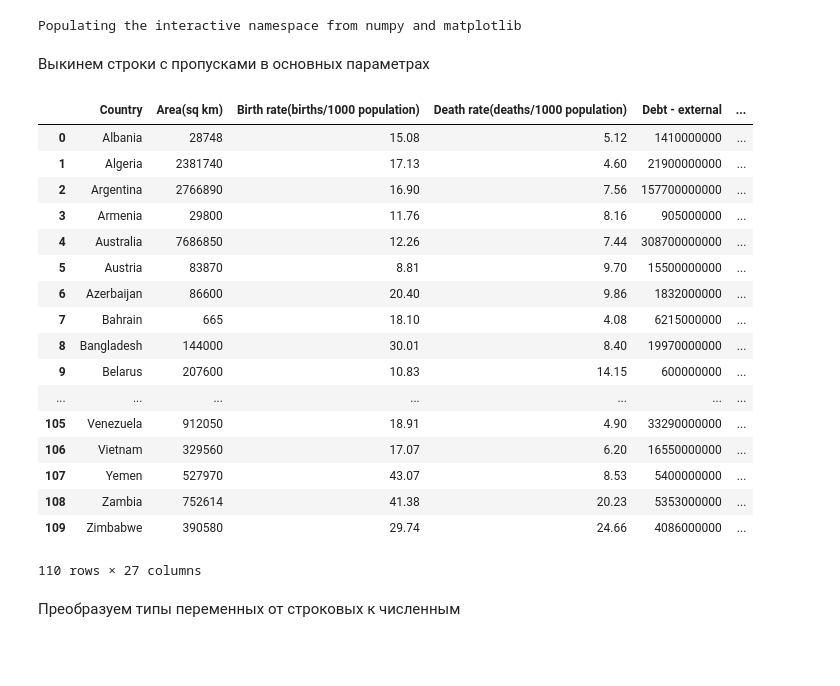
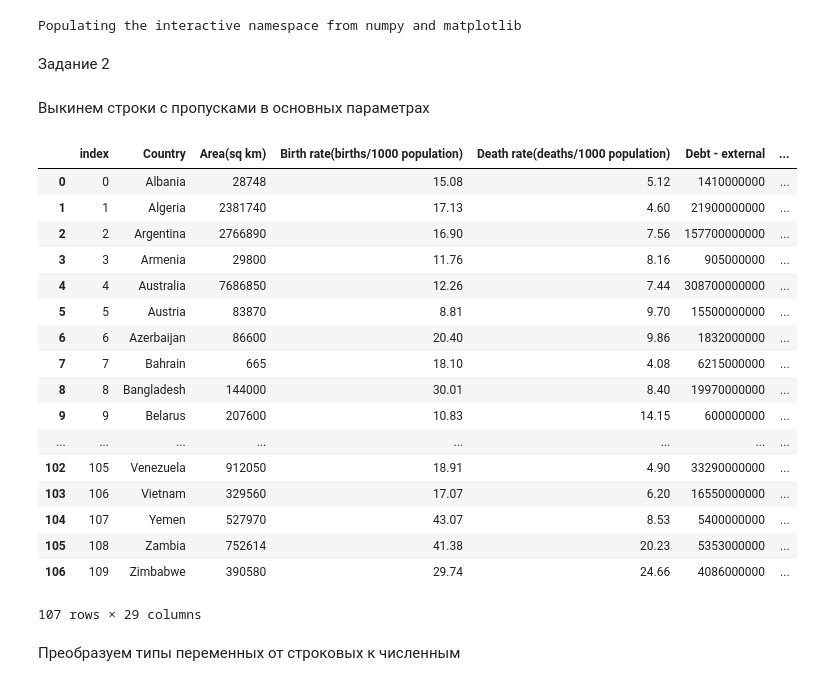
Before and after one commit to danielusachev/datascience, a Jupyter notebook: notebook.ipynb, the cells around one changed output. Saved outputs shown, nothing was run; the diff lists cells and outputs as text; code cells hidden in the pictures; blank space fills up the shorter version.

```diff
--- a/notebook.ipynb
+++ b/notebook.ipynb
@@ -12,6 +15,8 @@ from sklearn import preprocessing
 sns.set()
 # %% [output]
 Populating the interactive namespace from numpy and matplotlib
+# %% [markdown]
+Задание 2
 # %%
 df = pd.read_csv('factbook.csv')
 dataframe  = df.copy()
@@ -20,45 +25,61 @@ dataframe  = df.copy()
 # %%
 dataframe = dataframe[pd.notnull(dataframe['GDP']) & pd.notnull(dataframe['Unemployment rate(%)'])
                      &pd.notnull(dataframe['Death rate(deaths/1000 population)']) & pd.notnull(dataframe['Debt - external'])
                      &pd.notnull(dataframe['Area(sq km)']) &pd.notnull(dataframe['Population']) &
                      pd.notnull(dataframe['Exports'])&pd.notnull(dataframe['Birth rate(births/1000 population)'])
                      &pd.notnull(dataframe['Electricity - consumption(kWh)'])&pd.notnull(dataframe['Electricity - production(kWh)'])
                      &pd.notnull(dataframe['Reserves of foreign exchange & gold'])
                      &pd.notnull(dataframe['Industrial production growth rate(%)'])
                      &pd.notnull(dataframe['Military expenditures - dollar figure'])]
 dataframe = dataframe.drop(['Public debt(% of GDP)', 'Railways(km)', 'Oil - proved reserves(bbl)', 'Current account balance'
                            ,'Oil - exports(bbl/day)','Oil - imports(bbl/day)','Natural gas - production(cu m)',
                            'Natural gas - proved reserves(cu m)',
                            'Natural gas - exports(cu m)',
                            'Natural gas - imports(cu m)',
                            'Natural gas - consumption(cu m)',
                            'Internet hosts',
                            'Military expenditures - percent of GDP(%)',
                            'Investment (gross fixed)(% of GDP)',
                            'Labor force','HIV/AIDS - adult prevalence rate(%)','HIV/AIDS - deaths',
                             'HIV/AIDS - people living with HIV/AIDS'], axis=1)
 dataframe = dataframe.iloc[1:] #Выкидываем первую строчку с типами переменных
 dataframe = dataframe.reset_index(drop=True)
+
+regs = pd.read_csv('reg.csv')
+regs.columns = ['Country', 'Region']
+regions = []
+for country in dataframe.Country:
+    c = regs[regs['Country'].str.contains(country)].Country
+    region = regs[regs['Country'].str.contains(country)].Region
+    try:
+        regions.append(region.describe().top)
+    except:
+        regions.append("Unknown")
+        pass
+dataframe["Region"] = regions
+
+dataframe = dataframe[~dataframe.Region.str.contains("Unknown")]
+dataframe = dataframe.reset_index()
 dataframe
 # %% [output]
-|  | Country | Area(sq km) | Birth rate(births/1000 population) | Death rate(deaths/1000 population) | Debt - external | ... |
-| 0 | Albania | 28748 | 15.08 | 5.12 | 1410000000 | ... |
-| 1 | Algeria | 2381740 | 17.13 | 4.60 | 21900000000 | ... |
-| 2 | Argentina | 2766890 | 16.90 | 7.56 | 157700000000 | ... |
-| 3 | Armenia | 29800 | 11.76 | 8.16 | 905000000 | ... |
-| 4 | Australia | 7686850 | 12.26 | 7.44 | 308700000000 | ... |
-| 5 | Austria | 83870 | 8.81 | 9.70 | 15500000000 | ... |
-| 6 | Azerbaijan | 86600 | 20.40 | 9.86 | 1832000000 | ... |
-| 7 | Bahrain | 665 | 18.10 | 4.08 | 6215000000 | ... |
-| 8 | Bangladesh | 144000 | 30.01 | 8.40 | 19970000000 | ... |
-| 9 | Belarus | 207600 | 10.83 | 14.15 | 600000000 | ... |
-| ... | ... | ... | ... | ... | ... | ... |
-| 105 | Venezuela | 912050 | 18.91 | 4.90 | 33290000000 | ... |
-| 106 | Vietnam | 329560 | 17.07 | 6.20 | 16550000000 | ... |
-| 107 | Yemen | 527970 | 43.07 | 8.53 | 5400000000 | ... |
-| 108 | Zambia | 752614 | 41.38 | 20.23 | 5353000000 | ... |
-| 109 | Zimbabwe | 390580 | 29.74 | 24.66 | 4086000000 | ... |
+|  | index | Country | Area(sq km) | Birth rate(births/1000 population) | Death rate(deaths/1000 population) | Debt - external | ... |
+| 0 | 0 | Albania | 28748 | 15.08 | 5.12 | 1410000000 | ... |
+| 1 | 1 | Algeria | 2381740 | 17.13 | 4.60 | 21900000000 | ... |
+| 2 | 2 | Argentina | 2766890 | 16.90 | 7.56 | 157700000000 | ... |
+| 3 | 3 | Armenia | 29800 | 11.76 | 8.16 | 905000000 | ... |
+| 4 | 4 | Australia | 7686850 | 12.26 | 7.44 | 308700000000 | ... |
+| 5 | 5 | Austria | 83870 | 8.81 | 9.70 | 15500000000 | ... |
+| 6 | 6 | Azerbaijan | 86600 | 20.40 | 9.86 | 1832000000 | ... |
+| 7 | 7 | Bahrain | 665 | 18.10 | 4.08 | 6215000000 | ... |
+| 8 | 8 | Bangladesh | 144000 | 30.01 | 8.40 | 19970000000 | ... |
+| 9 | 9 | Belarus | 207600 | 10.83 | 14.15 | 600000000 | ... |
+| ... | ... | ... | ... | ... | ... | ... | ... |
+| 102 | 105 | Venezuela | 912050 | 18.91 | 4.90 | 33290000000 | ... |
+| 103 | 106 | Vietnam | 329560 | 17.07 | 6.20 | 16550000000 | ... |
+| 104 | 107 | Yemen | 527970 | 43.07 | 8.53 | 5400000000 | ... |
+| 105 | 108 | Zambia | 752614 | 41.38 | 20.23 | 5353000000 | ... |
+| 106 | 109 | Zimbabwe | 390580 | 29.74 | 24.66 | 4086000000 | ... |
-110 rows × 27 columns
+107 rows × 29 columns
 # %% [markdown]
 Преобразуем типы переменных от строковых к численным
 # %%
```
Also changed, not shown: parts of 18 cells of this notebook.
